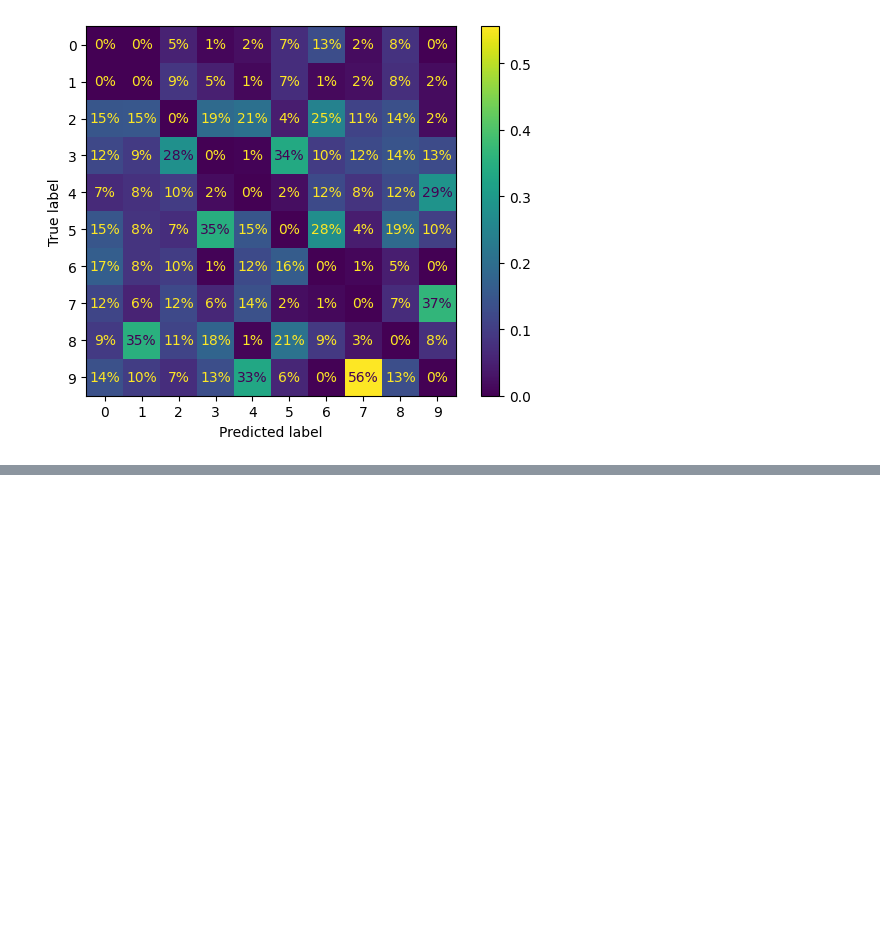
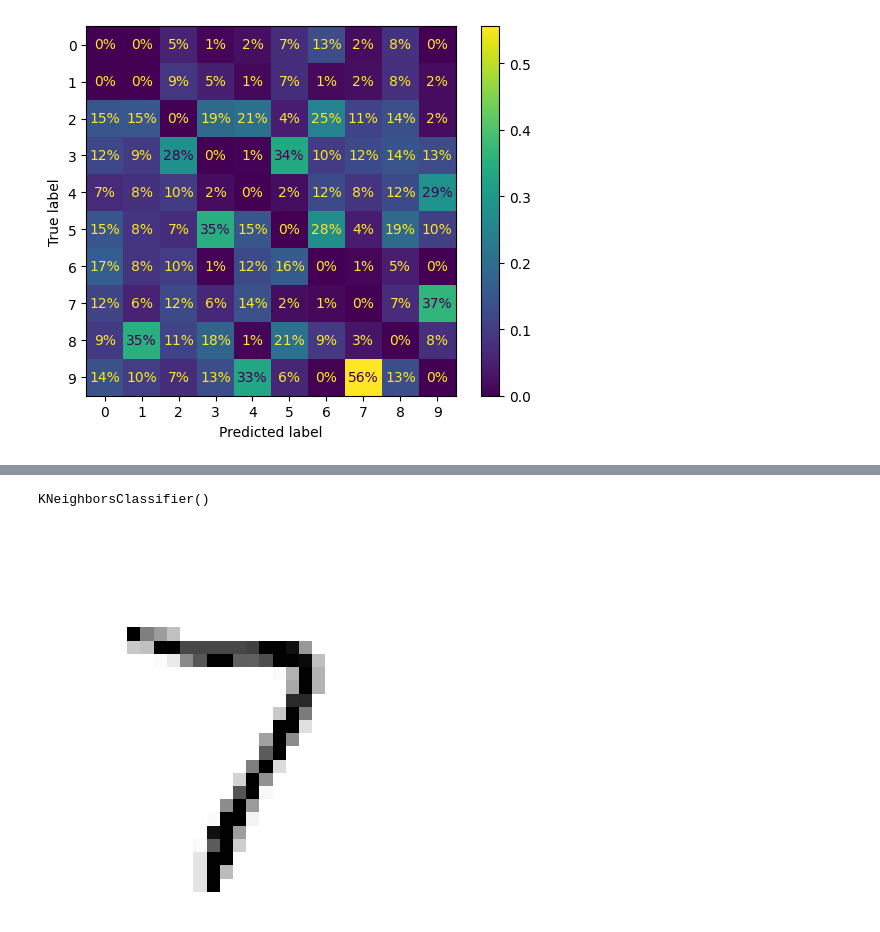
Before and after one commit to JoachimKvamme/hands_on_machine_learning_with_jupyter, a Jupyter notebook: classification_mnist_chapter_3.ipynb, the cells around one changed output, grey strips where cells are left out. Drawn from its saved outputs; the diff is of its cells as text; code cells hidden in the pictures; blank space fills up the shorter version.

```diff
--- a/classification_mnist_chapter_3.ipynb
+++ b/classification_mnist_chapter_3.ipynb
@@ -297,0 +392,9 @@ plt.show()
+# %%
+knn_clf = KNeighborsClassifier()
+knn_clf.fit(X_train_mod, y_train_mod)
+clean_digit = knn_clf.predict([X_test_mod[0]])
+plot_digit(clean_digit)
+plt.show()
+# %% [output]
+KNeighborsClassifier()
+[figure, added]
```
Also changed, not shown: parts of 6 cells of this notebook.
